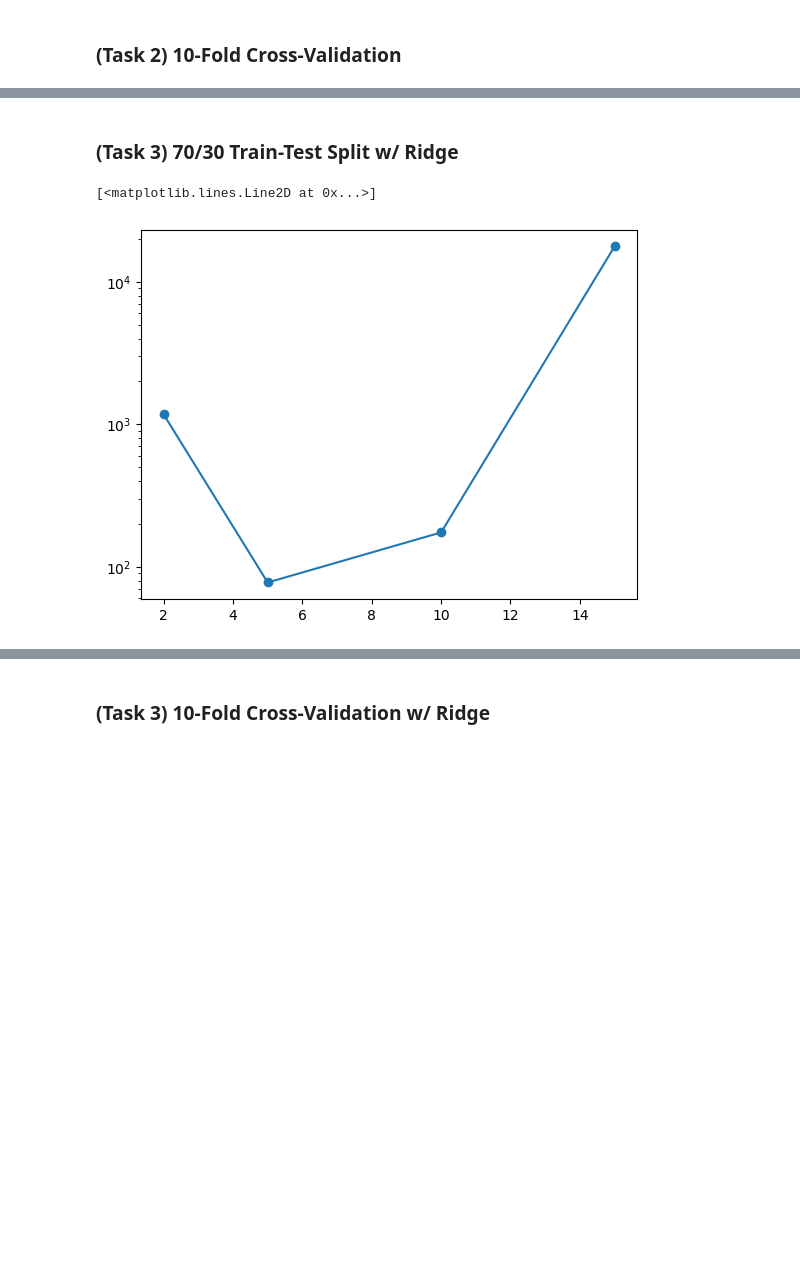
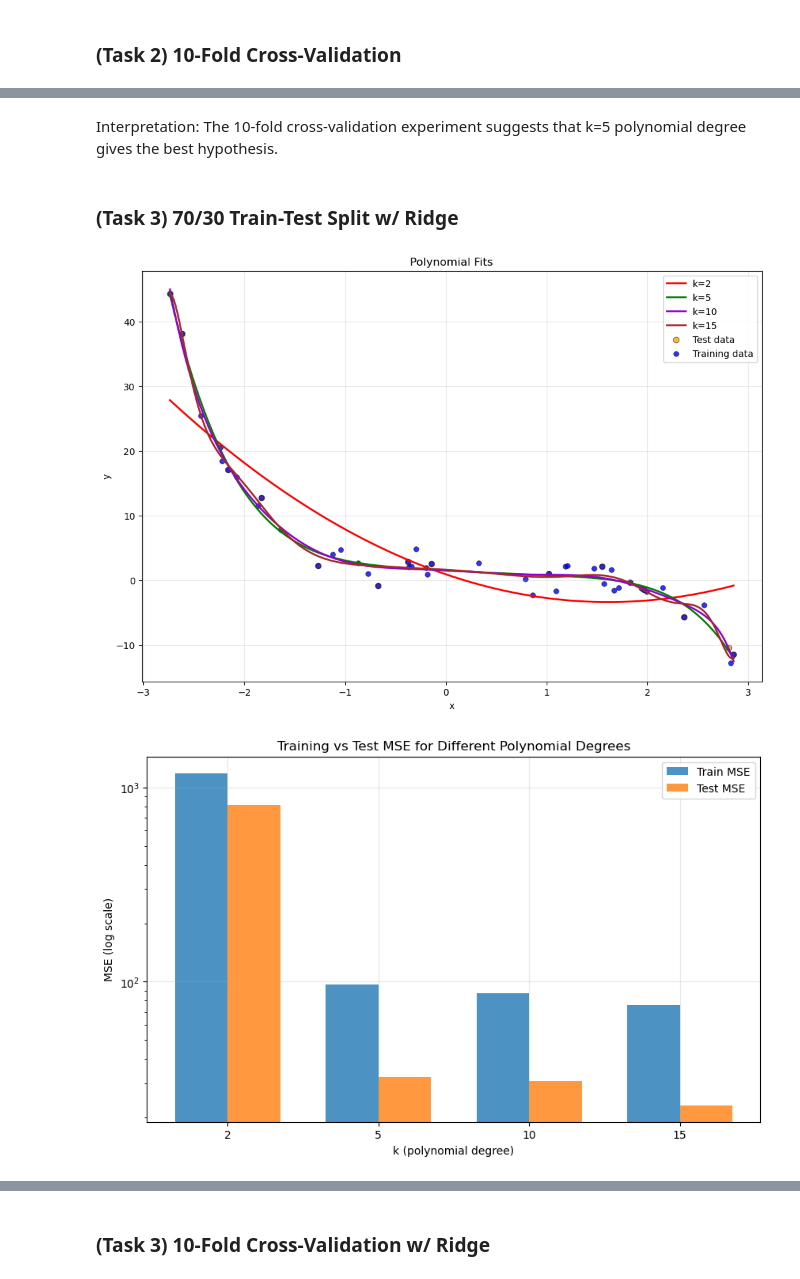
Before and after one commit to FarukEfe/4ML3, a Jupyter notebook: A1_Q5.ipynb, the cells around one changed output, grey strips where cells are left out. Cells and saved outputs as stored; diff of their text form; code cells hidden in the pictures; blank space fills up the shorter version.

Commit message:
feat: update notebook for new experiments

```diff
--- a/A1_Q5.ipynb
+++ b/A1_Q5.ipynb
@@ -233,9 +315,11 @@ idxs = kfold_indices(X.shape[0], K=10)
 
 degrees = [1,2,5,10,15]
 
-mse_cv = []
+mse_cv_test = []
+mse_cv_train = []
 for k in degrees:
-    fold_mse = []
+    fold_mse_test = []
+    fold_mse_train = []
     # Cross-validation for kth degree polynomial
     for tidx, vidx in idxs:
         X_train, y_train = X[tidx], y[tidx]
@@ -243,13 +327,16 @@ for k in degrees:
         # Preprocessing
         Phi_train = design_matrix_poly_1d(X_train, k)
         Phi_val = design_matrix_poly_1d(X_val, k)
-        # Train-test
+        # Hypothesis
         theta = normal_equation(Phi_train, y_train)
+        # MSE
         y_pred = predict(Phi_val, theta)
-        fold_mse.append(err(y_val, y_pred))
+        fold_mse_test.append(err(y_val, y_pred))
+        y_pred = predict(Phi_train, theta)
+        fold_mse_train.append(err(y_train, y_pred))
     # Store mean (average) of cv results
-    mse_cv.append(np.mean(fold_mse))
+    mse_cv_test.append(np.mean(fold_mse_test))
+    mse_cv_train.append(np.mean(fold_mse_train))
 
-plt.yscale('log')
-plt.plot(degrees, mse_cv, marker='o')
+bar_plot_mse(mse_cv_train, mse_cv_test, degrees)
 # %% [output]
@@ -258,26 +344,35 @@ plt.plot(degrees, mse_cv, marker='o')
+# %% [markdown]
+Interpretation: The 10-fold cross-validation experiment suggests that k=5 polynomial degree gives the best hypothesis.
 # %% [markdown]
 ### (Task 3) 70/30 Train-Test Split w/ Ridge
 # %%
-train_idx, test_idx = train_test_split_indices(X.shape[0])
-X_train, y_train = X[train_idx], y[train_idx]
-X_test, y_test = X[test_idx], y[test_idx]
-
 degrees = [2, 5, 10, 15]
 
-mse = []
+mse_test = []
+mse_train = []
+thetas = []
 for k in degrees:
 
     # Preprocessing
     Phi_train = design_matrix_poly_1d(X_train, k)
     Phi_test = design_matrix_poly_1d(X_test, k)
 
-    # Train-test (ridge)
+    # Hypothesis (ridge)
     theta = ridge_closed_form(Phi_train, y_train, lam=1.0)
+    thetas.append(theta)
+    # MSE (ridge)
     y_pred = predict(Phi_test, theta)
-    mse.append(err(y_test, y_pred))
+    mse_test.append(err(y_test, y_pred))
+    y_pred = predict(Phi_train, theta)
+    mse_train.append(err(y_pred, y_train))
 
-plt.yscale('log')
-plt.plot(degrees, mse, marker='o')
+plot_multiple_fits(
+    X, y,
+    X_train, y_train,
+    X_test, y_test,
+    degrees, thetas
+)
+bar_plot_mse(mse_train, mse_test, degrees)
 # %% [output]
-[<matplotlib.lines.Line2D at 0x...>]
-[figure, old version]
+[figure, new version]
+[figure, added]
```
Also changed, not shown: parts of 11 cells of this notebook, 2 other files.
